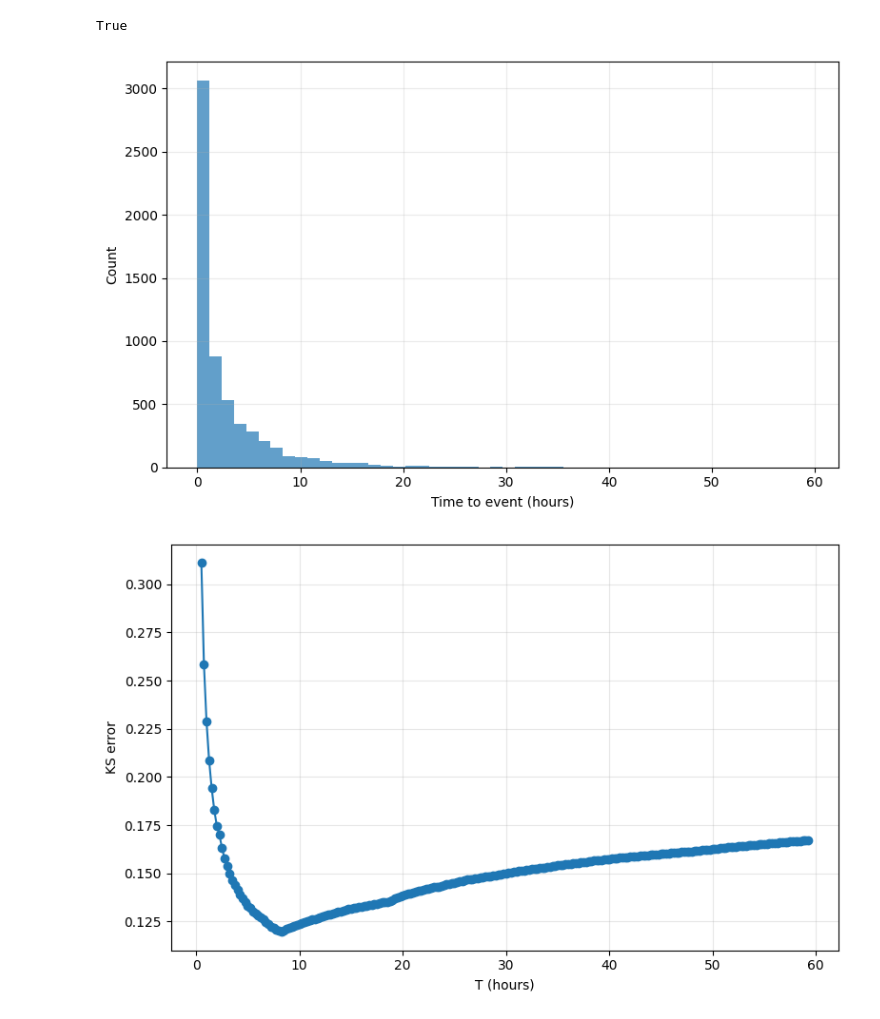
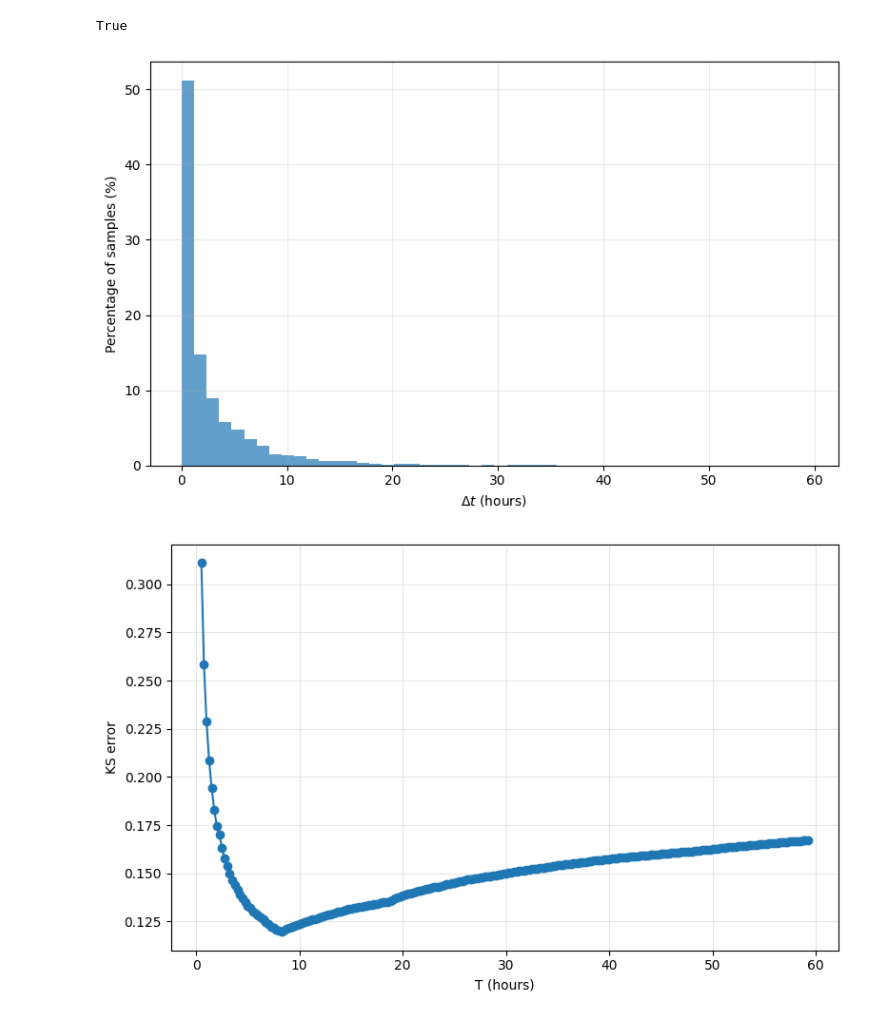
Before and after one commit to mohamad-hasan-sohan-ajini/predictive-maintenance, a Jupyter notebook: src/clean_dataset.ipynb, the cells around one changed output. Cells and saved outputs as stored; diff of their text form; code cells hidden in the pictures.

Commit message:
Improve histogram

```diff
--- a/src/clean_dataset.ipynb
+++ b/src/clean_dataset.ipynb
@@ -67,16 +67,19 @@ True
 # load "t"s
 t = when_df["label_time_to_event_seconds"].to_numpy(dtype=float)
 # %%
+t_hours = t[np.isfinite(t)] / 3600
+weights = np.full(t_hours.shape, 100 / len(t_hours))
+
 plt.figure(figsize=(8, 5))
-plt.hist(t / 3600, bins=50, color="C0", alpha=0.7)
-plt.xlabel("Time to event (hours)")
-plt.ylabel("Count")
+plt.hist(t_hours, bins=50, weights=weights, color="C0", alpha=0.7)
+plt.xlabel("$\Delta t$ (hours)")
+plt.ylabel("Percentage of samples (%)")
 # plt.title("Histogram of t")
 plt.grid(alpha=0.25)
 plt.tight_layout()
 plt.savefig(OUTPUT_DIR / "time_to_event_histogram.pdf", dpi=300)
 # %% [output]
-[figure, old version]
+[figure, new version]
 # %%
 def get_truncated_exponential_pdf(t, T, lambda_):
     """PDF of a truncated exponential distribution."""
```
